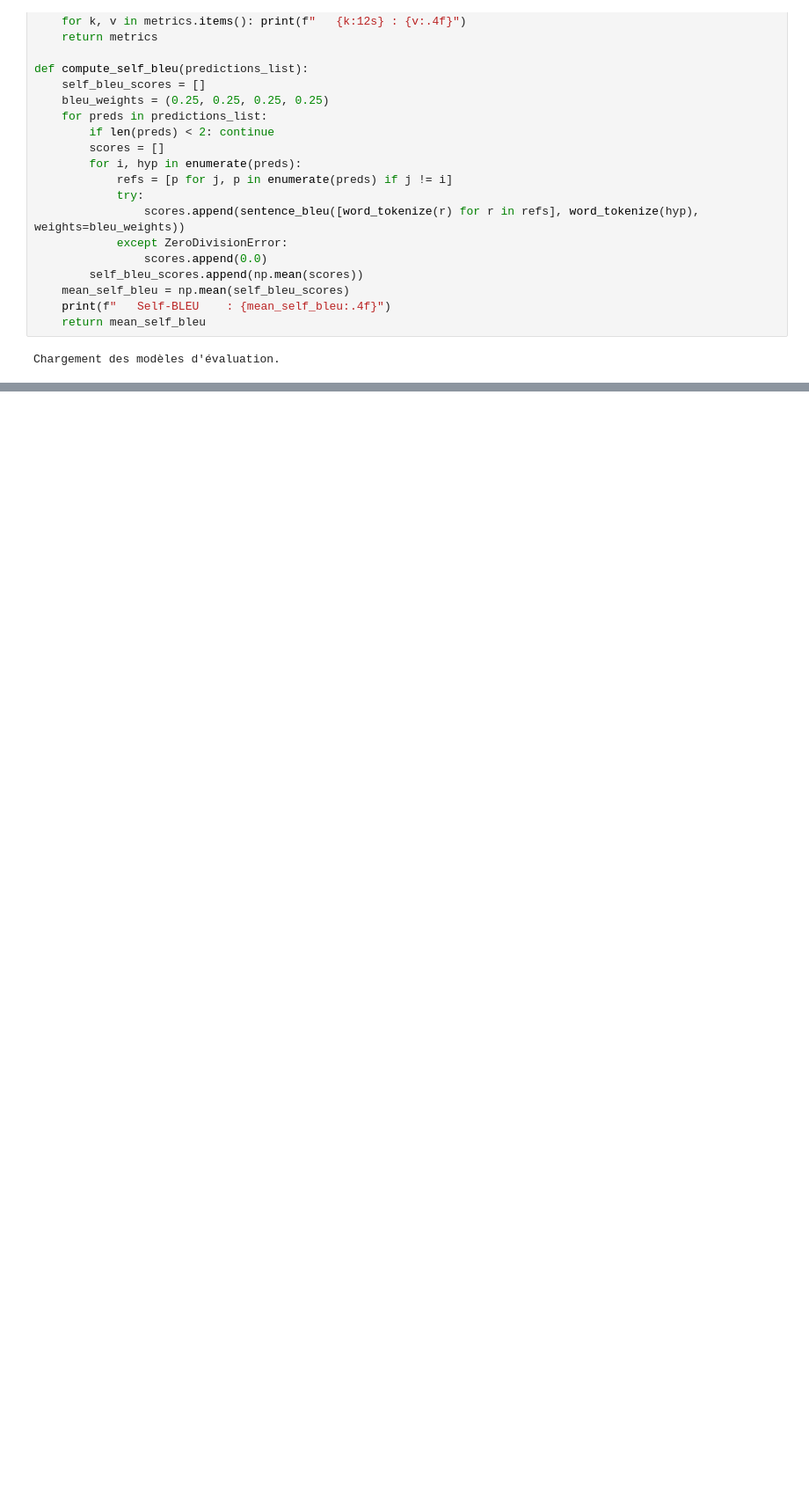
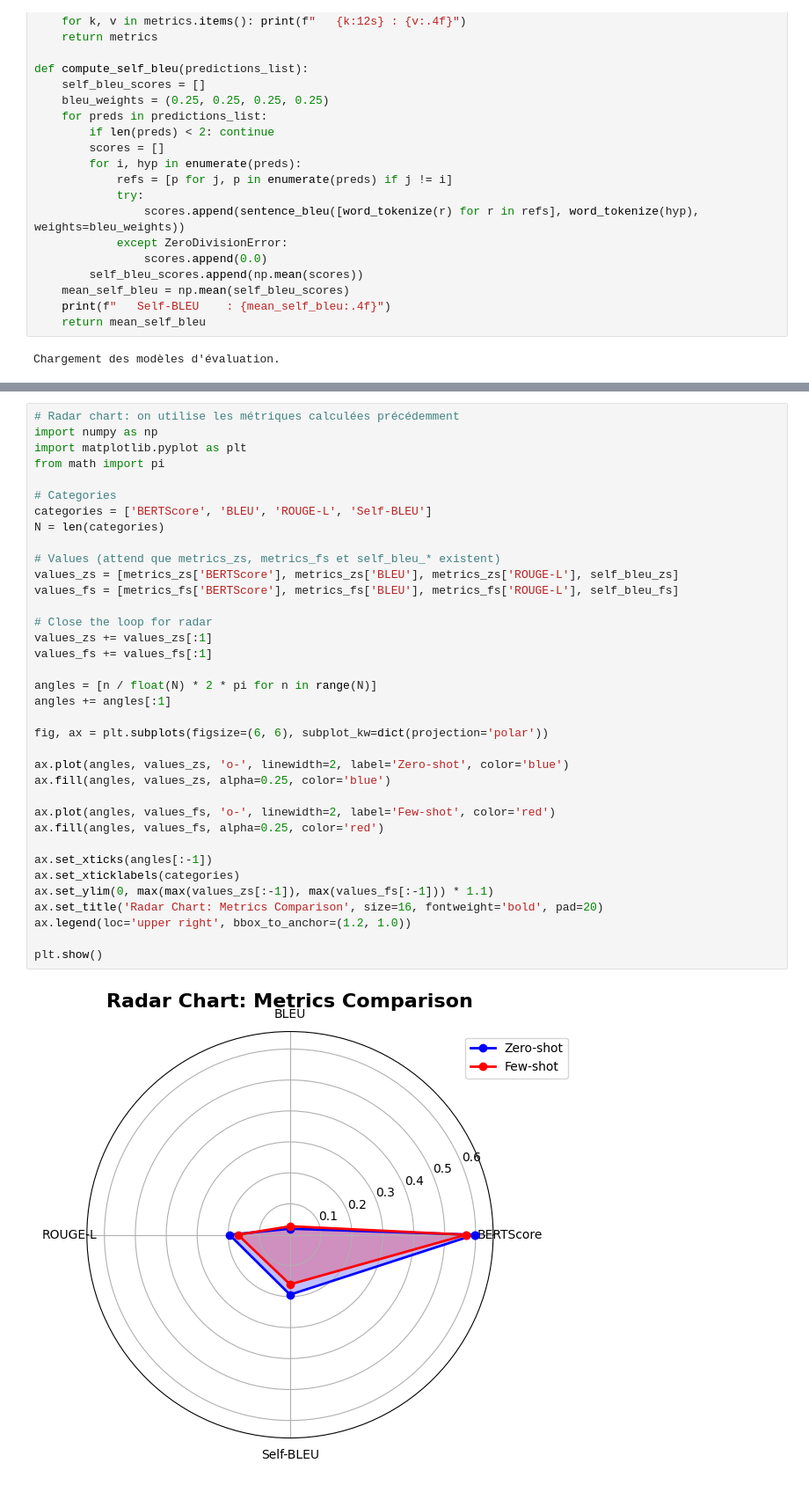
Before and after one commit to baynaz/Masked-Diffusion-Language-Models-for-Structured-to-Text-Generation-Tabular-Data, a Jupyter notebook: notebooks/step3_Dllm.ipynb, the cells around one changed output, grey strips where cells are left out. Shown at 88% size. Cells and saved outputs as stored; diff of their text form; blank space fills up the shorter version.

```diff
--- a/notebooks/step3_Dllm.ipynb
+++ b/notebooks/step3_Dllm.ipynb
@@ -572,0 +576,38 @@ Graphique sauvegardé sur le Google Drive (graphique_mdlm_comparaison.png)
+# %%
+# Radar chart: on utilise les métriques calculées précédemment
+import numpy as np
+import matplotlib.pyplot as plt
+from math import pi
+
+# Categories
+categories = ['BERTScore', 'BLEU', 'ROUGE-L', 'Self-BLEU']
+N = len(categories)
+
+# Values (attend que metrics_zs, metrics_fs et self_bleu_* existent)
+values_zs = [metrics_zs['BERTScore'], metrics_zs['BLEU'], metrics_zs['ROUGE-L'], self_bleu_zs]
+values_fs = [metrics_fs['BERTScore'], metrics_fs['BLEU'], metrics_fs['ROUGE-L'], self_bleu_fs]
+
+# Close the loop for radar
+values_zs += values_zs[:1]
+values_fs += values_fs[:1]
+
+angles = [n / float(N) * 2 * pi for n in range(N)]
+angles += angles[:1]
+
+fig, ax = plt.subplots(figsize=(6, 6), subplot_kw=dict(projection='polar'))
+
+ax.plot(angles, values_zs, 'o-', linewidth=2, label='Zero-shot', color='blue')
+ax.fill(angles, values_zs, alpha=0.25, color='blue')
+
+ax.plot(angles, values_fs, 'o-', linewidth=2, label='Few-shot', color='red')
+ax.fill(angles, values_fs, alpha=0.25, color='red')
+
+ax.set_xticks(angles[:-1])
+ax.set_xticklabels(categories)
+ax.set_ylim(0, max(max(values_zs[:-1]), max(values_fs[:-1])) * 1.1)
+ax.set_title('Radar Chart: Metrics Comparison', size=16, fontweight='bold', pad=20)
+ax.legend(loc='upper right', bbox_to_anchor=(1.2, 1.0))
+
+plt.show()
+# %% [output]
+[figure, added]
```
Also changed, not shown: parts of 39 cells of this notebook, 14 other files.
